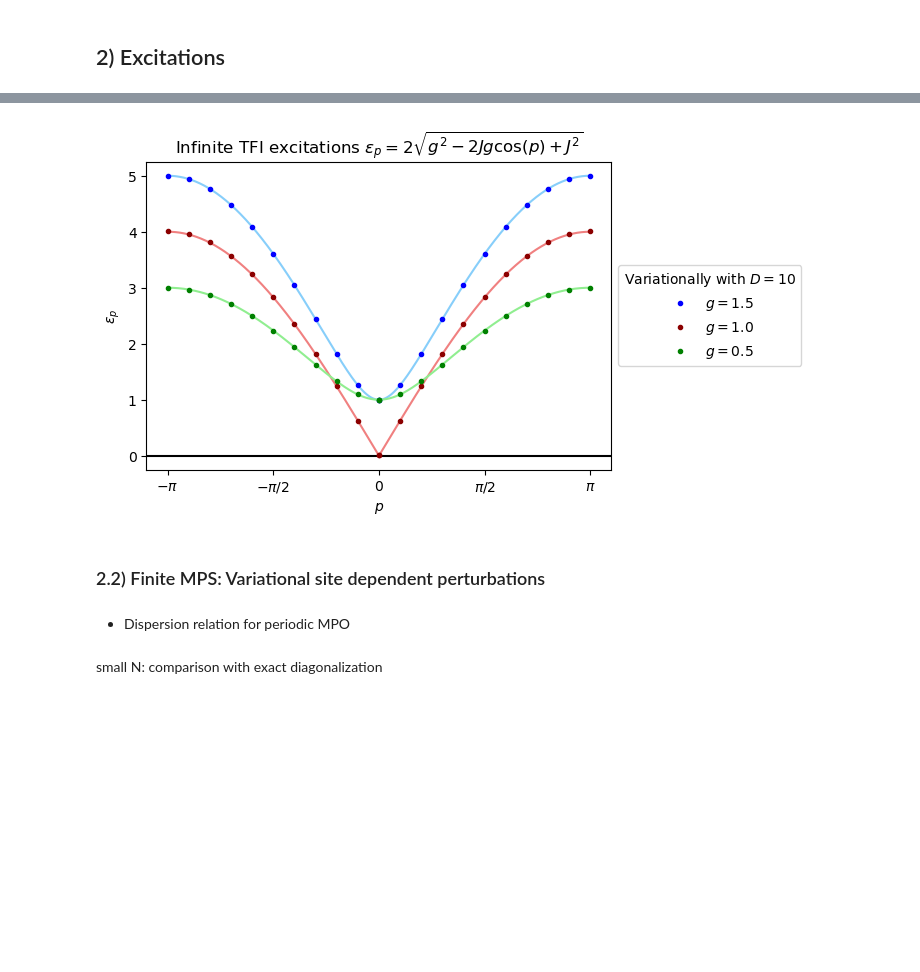
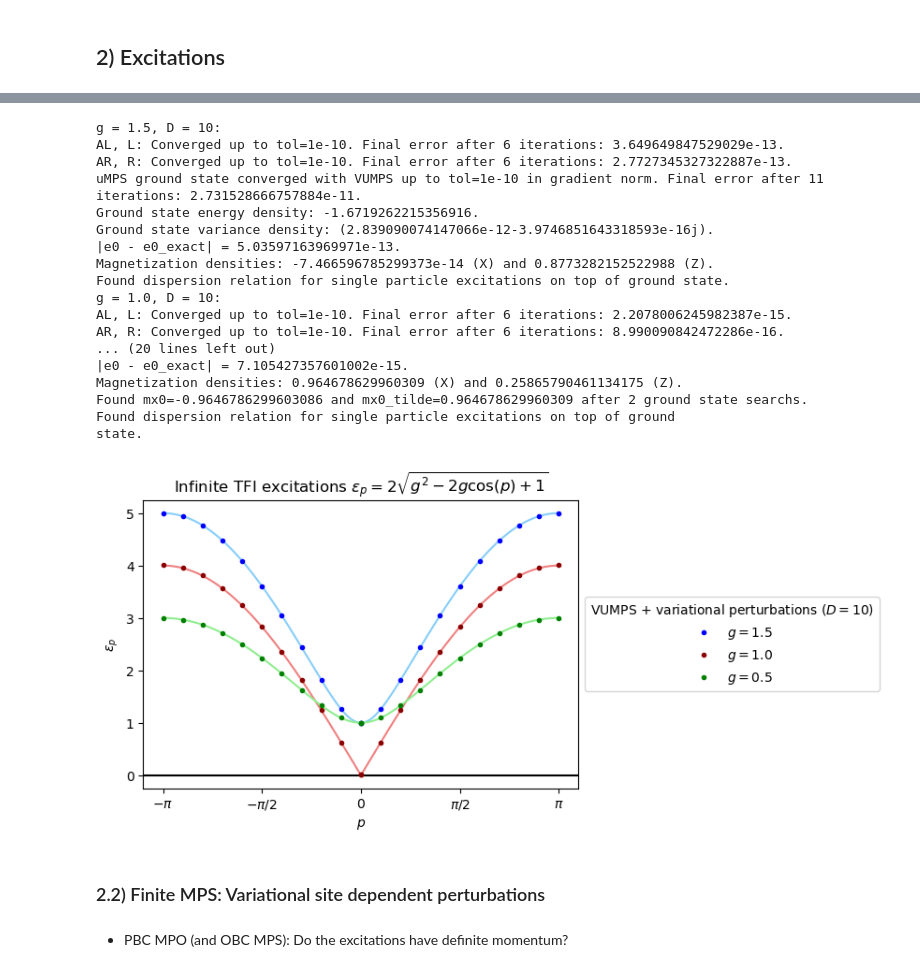
Before and after one commit to lukasjwittmann/mps_excitations_toycodes, a Jupyter notebook: tfi_spectrum.ipynb, the cells around one changed output, grey strips where cells are left out. Drawn from its saved outputs; the diff is of its cells as text; code cells hidden in the pictures; blank space fills up the shorter version.

```diff
--- a/tfi_spectrum.ipynb
+++ b/tfi_spectrum.ipynb
@@ -69,10 +81,11 @@ def get_infinite_tfi_gs(g, D):
 # %% [markdown]
 ### 1.2) Finite MPS: DMRG
 # %%
-def get_finite_tfi_gs(N, g, D_max, bc):
+def get_finite_tfi_gs(N, bc, g, D_max, eps, num_runs):
     """For the TFI model on a finite chain of length N with boundary conditions bc and transverse
-    field g, find the ground state with DMRG using a maximal bond dimension D_max."""
-    print(f"N = {N}, g = {g}, D_max = {D_max}:")
+    field g, find the ground state with num_runs DMRG runs. Allow maximal bond dimension D_max and
+    discard any singular values smaller than eps."""
+    print(f"N = {N}, bc = {bc}, g = {g}, D_max = {D_max}:")
     tfi_model_finite = TFIModelFinite(N, g)
     mpo = tfi_model_finite.get_mpo(bc)
     if g >= 1:  # paramagnetic phase and critical point
@@ -82,7 +95,7 @@ def get_finite_tfi_gs(N, g, D_max, bc):
         spin_orientations = ["right", "left"]
         spin_orientation = random.choice(spin_orientations)
         guess_mps0 = MPS.from_qubit_product_state(N, spin_orientation)
-    E0, mps0, var0 = dmrg_algorithm(mpo, guess_mps0, D_max, eps=1.e-10, tol=1.e-10)
+    E0, mps0, var0 = dmrg_algorithm(mpo, guess_mps0, D_max, eps, num_runs)
     if bc == "periodic":
         E0_exact = tfi_model_finite.get_exact_gs_energy()
         print(f"|E0 - E0_exact| = {np.abs(E0-E0_exact)}.")
@@ -145,34 +157,36 @@ plt.show()
 # %%
-def get_infinite_tfi_excitation_dispersion(g, D):
+def get_infinite_tfi_excitation_dispersion(g, D, tol):
     """For the TFI model on an infinite chain with transverse field g, find the ground state with
-    VUMPS and variational plane wave excitations on top, using a bond dimension D."""
+    VUMPS and variational plane wave excitations on top, using a bond dimension D and tolerance tol."""
     tfi_model_infinite = TFIModelInfinite(g)
     # exact analytical solution
     ps_exact, es_exact = tfi_model_infinite.get_exact_excitation_dispersion()
     # vumps and variational plane wave excitations
     h = tfi_model_infinite.get_h()
-    _, umps0, _,  = get_infinite_tfi_gs(g, D)
+    _, umps0, _,  = get_infinite_tfi_gs(g, D, tol)
     ps = list(np.arange(-np.pi, 0, np.pi/10)) + [0] + list(np.arange(0, np.pi + np.pi/10, np.pi/10))
     # paramagnetic phase (single spin flip excitations) and critical point (gapless excitation)
     if g >= 1.:
         es = []
         for p in ps:
-            excitation_engine = VariationalPlaneWaveExcitationEngine(umps0, h, p, k=1, tol=1.e-10)
-            e, _ = excitation_engine.run()
+            excitation_engine = VariationalPlaneWaveExcitationEngine(umps0, h, p, tol/10)
+            e, _ = excitation_engine.run(k=1)
             es.append(e)
+        print(f"Found dispersion relation for single particle excitations on top of ground state.")
         return ps_exact, es_exact, ps, es
     elif 0 <= g < 1:  # ferromagnetic phase (topological domain wall excitations)
         mx0 = umps0.get_site_expectation_value(tfi_model_infinite.sigma_x)
         for i in range(100):
-            _, umps0_tilde, _,  = get_infinite_tfi_gs(g, D)
+            _, umps0_tilde, _,  = get_infinite_tfi_gs(g, D, tol)
             mx0_tilde = umps0_tilde.get_site_expectation_value(tfi_model_infinite.sigma_x)
             if np.abs(mx0 + mx0_tilde) < 1.e-5:
                 print(f"Found mx0={mx0} and mx0_tilde={mx0_tilde} after {i+2} ground state searchs.")
                 es = []
                 for p in ps:
-                    excitation_engine = VariationalPlaneWaveExcitationEngine(umps0, h, p, k=1, \
-                                                                             tol=1.e-10, \
-                                                                             umps0_tilde=umps0_tilde)
-                    e, _ = excitation_engine.run()
+                    excitation_engine = VariationalPlaneWaveExcitationEngine(umps0, h, p, tol/10, \
+                                                                             umps0_tilde)
+                    e, _ = excitation_engine.run(k=1)
                     es.append(e)
+                print(f"Found dispersion relation for single particle excitations on top of ground \
+                      state.")
                 return ps_exact, es_exact, ps, es
@@ -202,24 +193,48 @@ Found mx0=-0.9646786299603098 and mx0_tilde=0.9646786299603091 after 2 ground st
 # %%
+D = 10
+tol = 1.e-10
+ps_exact, es_exact_para, ps, es_para = get_infinite_tfi_excitation_dispersion(g=1.5, D=D, tol=tol)
+_, es_exact_crit, _, es_crit = get_infinite_tfi_excitation_dispersion(g=1., D=D, tol=tol)
+_, es_exact_ferro, _, es_ferro = get_infinite_tfi_excitation_dispersion(g=0.5, D=D, tol=tol)
+
 plt.figure(figsize=(6, 4))
-plt.title(r"Infinite TFI excitations $\epsilon_p = 2 \sqrt{g^2 - 2Jg\cos(p) + J^2}$")
+plt.title(r"Infinite TFI excitations $\epsilon_p = 2 \sqrt{g^2 - 2g\cos(p) + 1}$")
 plt.xticks(np.arange(-np.pi, 3*np.pi/2, np.pi/2), \
            [r"$-\pi$",r"$-\pi /2$", r"$0$", r"$\pi /2$",r"$\pi$"])
 plt.axhline(y=0., color="black")
 plt.plot(ps_exact, es_exact_para, color="lightskyblue")
 plt.plot(ps, es_para, ".", color="blue", label=r"$g = 1.5$")
 plt.plot(ps_exact, es_exact_crit, color="lightcoral")
 plt.plot(ps, es_crit, ".", color="darkred", label=r"$g = 1.0$")
 plt.plot(ps_exact, es_exact_ferro, color="lightgreen")
 plt.plot(ps, es_ferro, ".", color="green", label=r"$g = 0.5$")
 plt.xlabel(r"$p$")
 plt.ylabel(r"$\epsilon_p$")
-plt.legend(title=f"Variationally with $D = {D}$", loc='center left', bbox_to_anchor=(1, 0.5))
+plt.legend(title=f"VUMPS + variational perturbations ($D = {D}$)", loc='center left', \
+           bbox_to_anchor=(1, 0.5))
 plt.show()
 # %% [output]
+g = 1.5, D = 10:
+AL, L: Converged up to tol=1e-10. Final error after 6 iterations: 3.649649847529029e-13.
+AR, R: Converged up to tol=1e-10. Final error after 6 iterations: 2.7727345327322887e-13.
+uMPS ground state converged with VUMPS up to tol=1e-10 in gradient norm. Final error after 11 iterations: 2.731528666757884e-11.
+Ground state energy density: -1.6719262215356916.
+Ground state variance density: (2.839090074147066e-12-3.9746851643318593e-16j).
+|e0 - e0_exact| = 5.03597163969971e-13.
+Magnetization densities: -7.466596785299373e-14 (X) and 0.8773282152522988 (Z).
+Found dispersion relation for single particle excitations on top of ground state.
+g = 1.0, D = 10:
+AL, L: Converged up to tol=1e-10. Final error after 6 iterations: 2.2078006245982387e-15.
+AR, R: Converged up to tol=1e-10. Final error after 6 iterations: 8.990090842472286e-16.
+... (20 lines left out)
+|e0 - e0_exact| = 7.105427357601002e-15.
+Magnetization densities: 0.964678629960309 (X) and 0.25865790461134175 (Z).
+Found mx0=-0.9646786299603086 and mx0_tilde=0.964678629960309 after 2 ground state searchs.
+Found dispersion relation for single particle excitations on top of ground                       state.
-[figure, old version]
+[figure, new version]
 # %% [markdown]
 ### 2.2) Finite MPS: Variational site dependent perturbations
-# %% [markdown]
-* Dispersion relation for periodic MPO
+# %% [markdown]
+* PBC MPO (and OBC MPS): Do the excitations have definite momentum?
 # %%
 def get_degeneracies(Es, psis, tol):
@@ -320,2 +364,0 @@ def get_finite_tfi_excitation_dispersion_ed(N, g, k):
-# %% [markdown]
-small N: comparison with exact diagonalization
```
Also changed, not shown: parts of 30 cells of this notebook.
